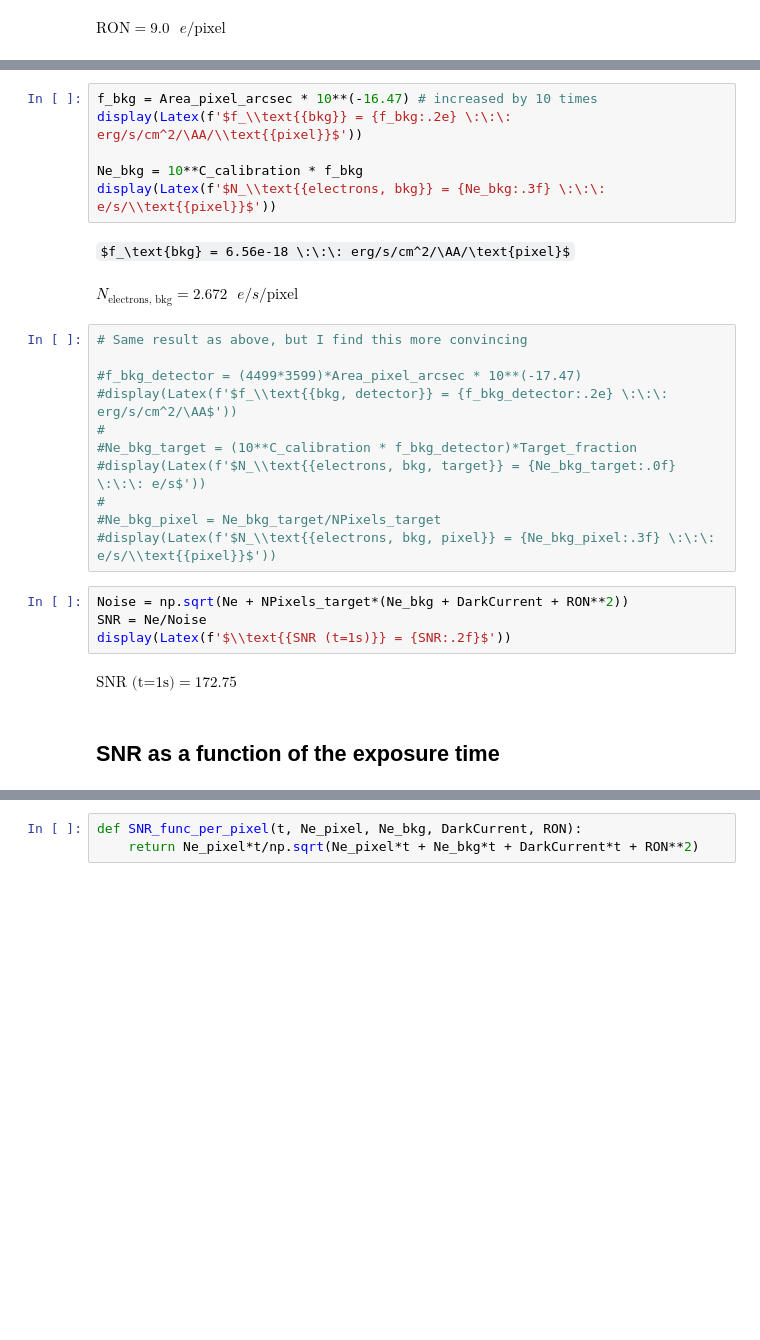
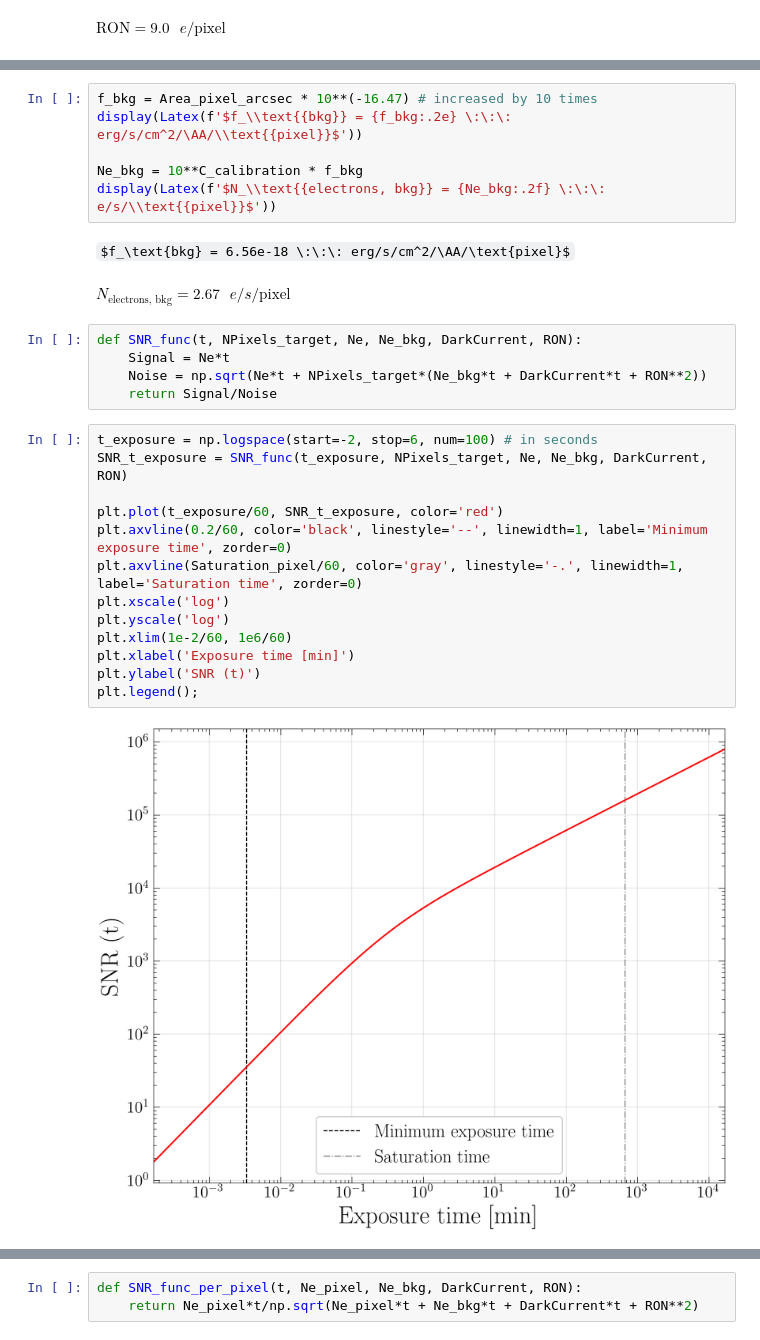
Before and after one commit to M-Bianchi/Laboratory-of-Data-Acquisition, a Jupyter notebook: Calibration.ipynb, the cells around one changed output, grey strips where cells are left out. Drawn from its saved outputs; the diff is of its cells as text; some formulas as TeX source; blank space fills up the shorter version.

```diff
--- a/Calibration.ipynb
+++ b/Calibration.ipynb
@@ -160,26 +172,27 @@ f_bkg = Area_pixel_arcsec * 10**(-16.47) # increased by 10 times
 display(Latex(f'$f_\\text{{bkg}} = {f_bkg:.2e} \:\:\: erg/s/cm^2/\AA/\\text{{pixel}}$'))
 
 Ne_bkg = 10**C_calibration * f_bkg
-display(Latex(f'$N_\\text{{electrons, bkg}} = {Ne_bkg:.3f} \:\:\: e/s/\\text{{pixel}}$'))
+display(Latex(f'$N_\\text{{electrons, bkg}} = {Ne_bkg:.2f} \:\:\: e/s/\\text{{pixel}}$'))
 # %% [output]
 $f_\text{bkg} = 6.56e-18 \:\:\: erg/s/cm^2/\AA/\text{pixel}$
-$N_\text{electrons, bkg} = 2.672 \:\:\: e/s/\text{pixel}$
+$N_\text{electrons, bkg} = 2.67 \:\:\: e/s/\text{pixel}$
-# %%
-# Same result as above, but I find this more convincing
-
-#f_bkg_detector = (4499*3599)*Area_pixel_arcsec * 10**(-17.47)
-#display(Latex(f'$f_\\text{{bkg, detector}} = {f_bkg_detector:.2e} \:\:\: erg/s/cm^2/\AA$'))
-#
-#Ne_bkg_target = (10**C_calibration * f_bkg_detector)*Target_fraction
-#display(Latex(f'$N_\\text{{electrons, bkg, target}} = {Ne_bkg_target:.0f} \:\:\: e/s$'))
-#
-#Ne_bkg_pixel = Ne_bkg_target/NPixels_target
-#display(Latex(f'$N_\\text{{electrons, bkg, pixel}} = {Ne_bkg_pixel:.3f} \:\:\: e/s/\\text{{pixel}}$'))
-# %%
-Noise = np.sqrt(Ne + NPixels_target*(Ne_bkg + DarkCurrent + RON**2))
-SNR = Ne/Noise
-display(Latex(f'$\\text{{SNR (t=1s)}} = {SNR:.2f}$'))
-# %% [output]
-$\text{SNR (t=1s)} = 172.75$
-# %% [markdown]
-## SNR as a function of the exposure time
+# %%
+def SNR_func(t, NPixels_target, Ne, Ne_bkg, DarkCurrent, RON):
+    Signal = Ne*t
+    Noise = np.sqrt(Ne*t + NPixels_target*(Ne_bkg*t + DarkCurrent*t + RON**2))
+    return Signal/Noise
+# %%
+t_exposure = np.logspace(start=-2, stop=6, num=100) # in seconds
+SNR_t_exposure = SNR_func(t_exposure, NPixels_target, Ne, Ne_bkg, DarkCurrent, RON)
+
+plt.plot(t_exposure/60, SNR_t_exposure, color='red')
+plt.axvline(0.2/60, color='black', linestyle='--', linewidth=1, label='Minimum exposure time', zorder=0)
+plt.axvline(Saturation_pixel/60, color='gray', linestyle='-.', linewidth=1, label='Saturation time', zorder=0)
+plt.xscale('log')
+plt.yscale('log')
+plt.xlim(1e-2/60, 1e6/60)
+plt.xlabel('Exposure time [min]')
+plt.ylabel('SNR (t)')
+plt.legend();
+# %% [output]
+[figure, added]
```
Also changed, not shown: parts of 27 cells of this notebook.
